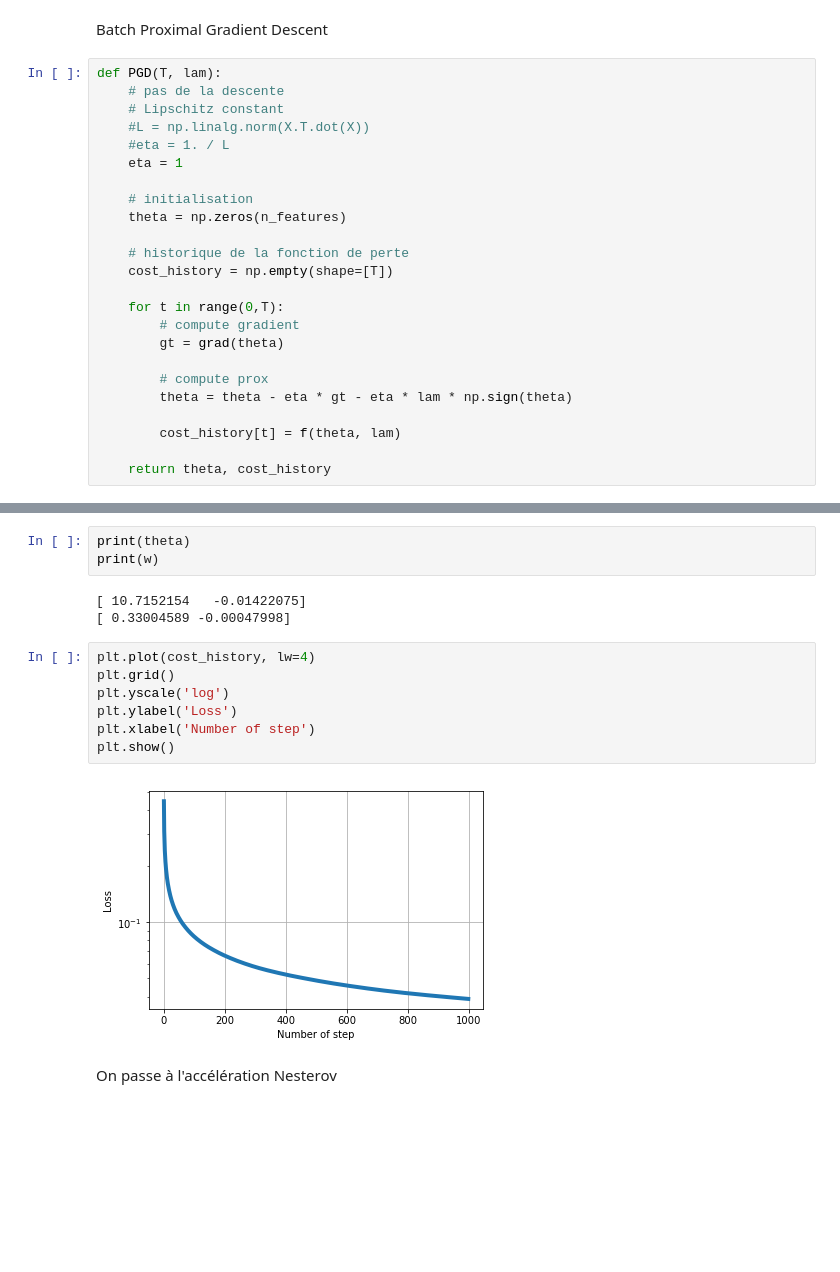
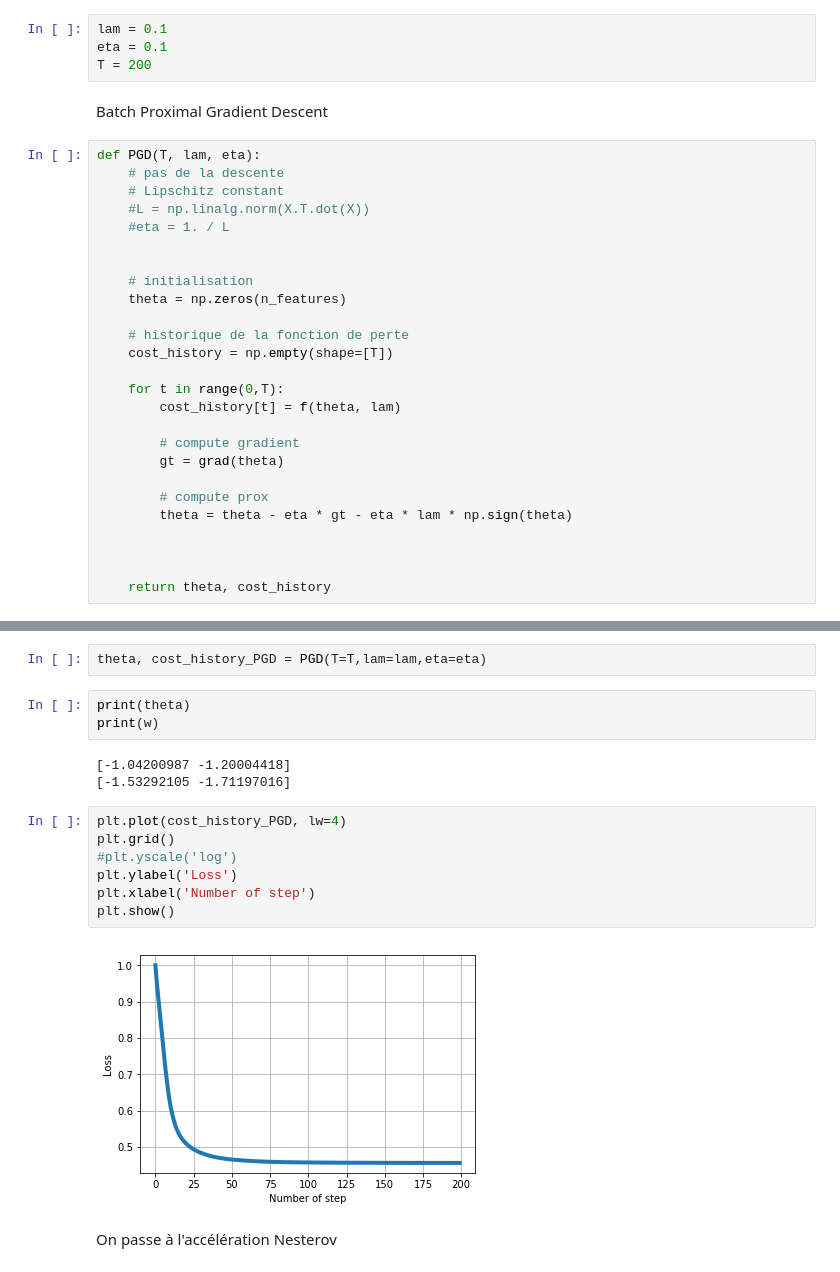
Before and after one commit to alexisrosuel/Optimisation-SDCA, a Jupyter notebook: SDCA.ipynb, the cells around one changed output, grey strips where cells are left out. Saved outputs shown, nothing was run; the diff lists cells and outputs as text; blank space fills up the shorter version.

```diff
--- a/SDCA.ipynb
+++ b/SDCA.ipynb
@@ -71,13 +74,17 @@ def grad(theta):
+# %%
+lam = 0.1
+eta = 0.1
+T = 200
 # %% [markdown]
 <a id='section1'></a>
 Batch Proximal Gradient Descent
 # %%
-def PGD(T, lam):
+def PGD(T, lam, eta):
     # pas de la descente
     # Lipschitz constant
     #L = np.linalg.norm(X.T.dot(X))
     #eta = 1. / L
-    eta = 1
+
 
     # initialisation
     theta = np.zeros(n_features)
@@ -86,12 +93,14 @@ def PGD(T, lam):
     cost_history = np.empty(shape=[T])
 
     for t in range(0,T):
+        cost_history[t] = f(theta, lam)
+
         # compute gradient
         gt = grad(theta)
 
         # compute prox
         theta = theta - eta * gt - eta * lam * np.sign(theta)
 
-        cost_history[t] = f(theta, lam)
+
 
     return theta, cost_history
@@ -100,18 +111,20 @@ theta, cost_history = PGD(1000,0)
+# %%
+theta, cost_history_PGD = PGD(T=T,lam=lam,eta=eta)
 # %%
 print(theta)
 print(w)
 # %% [output]
-[ 10.7152154   -0.01422075]
-[ 0.33004589 -0.00047998]
+[-1.04200987 -1.20004418]
+[-1.53292105 -1.71197016]
 # %%
-plt.plot(cost_history, lw=4)
+plt.plot(cost_history_PGD, lw=4)
 plt.grid()
-plt.yscale('log')
+#plt.yscale('log')
 plt.ylabel('Loss')
 plt.xlabel('Number of step')
 plt.show()
 # %% [output]
-[figure, old version]
+[figure, new version]
 # %% [markdown]
 On passe à l'accélération Nesterov
 # %%
```
Also changed, not shown: parts of 36 cells of this notebook.
